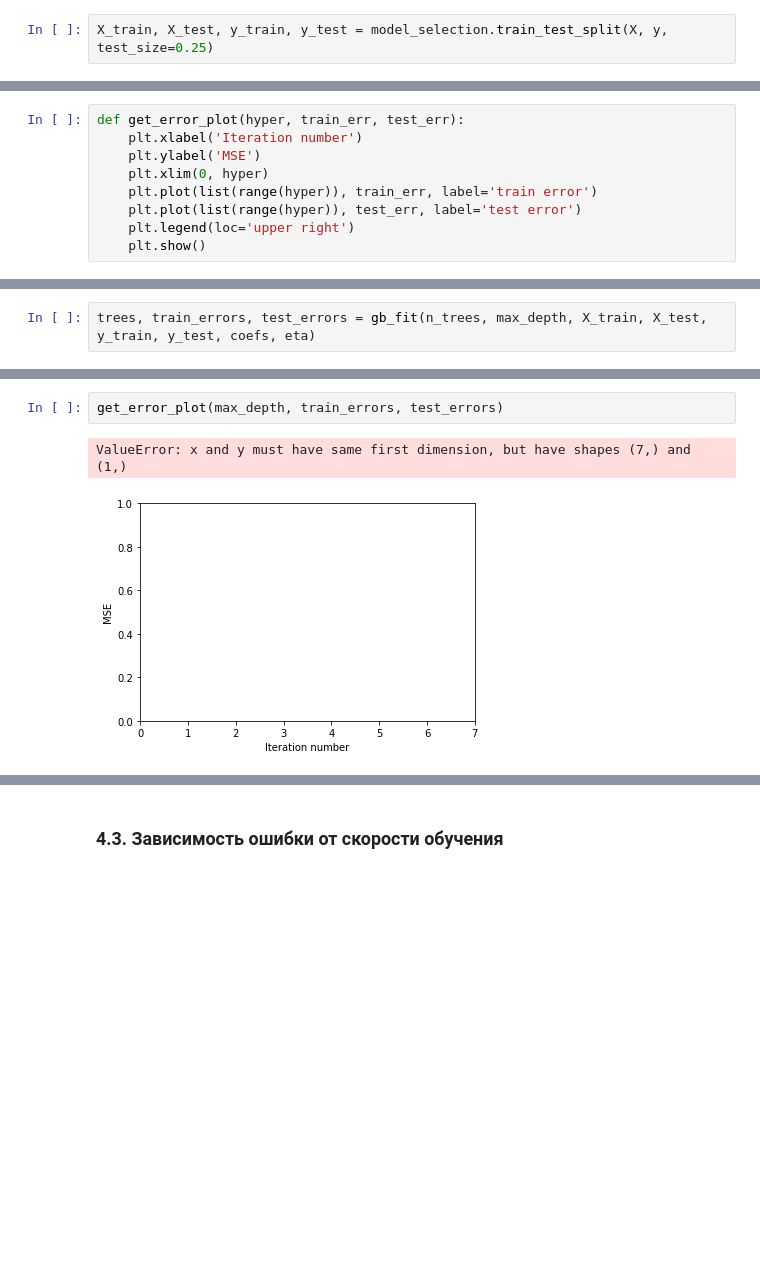
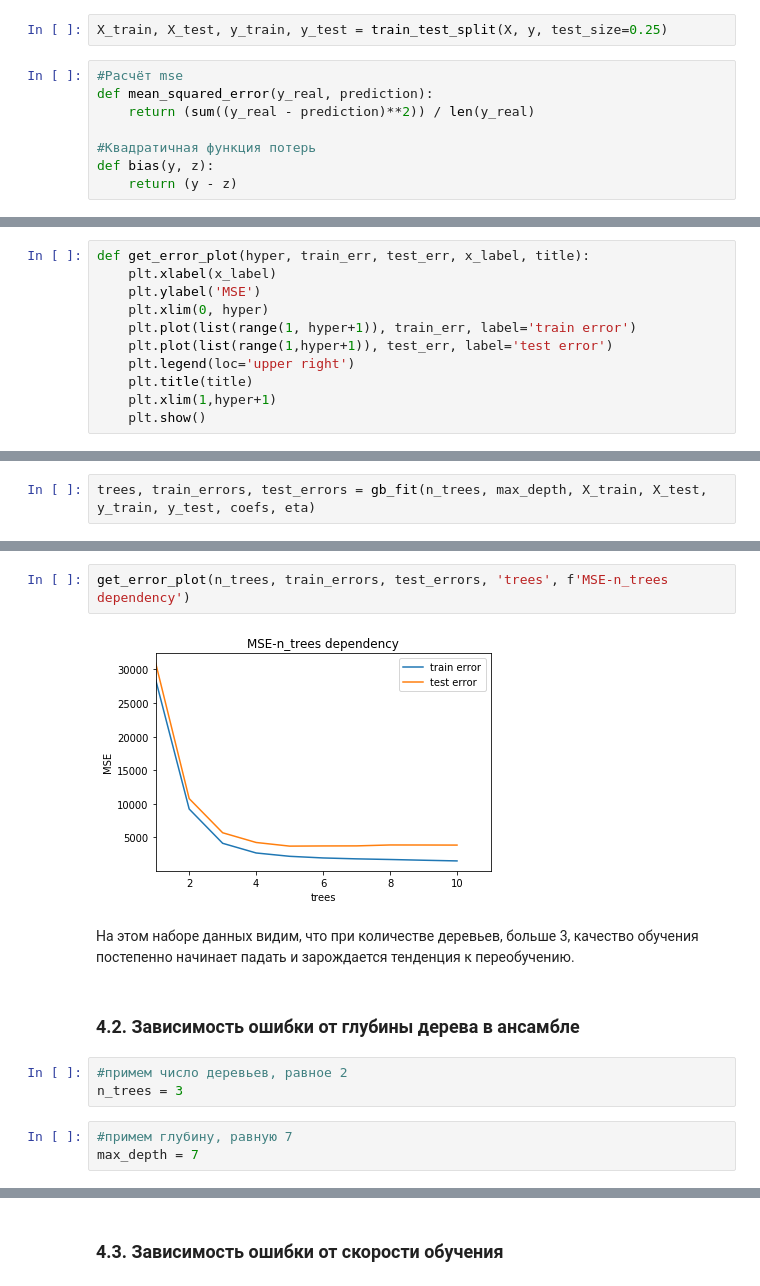
Before and after one commit to doksketch/algorithms-for-data-analysis, a Jupyter notebook: 06_Gradient boosting/gradient boosting.ipynb, the cells around one changed output, grey strips where cells are left out. Saved outputs shown, nothing was run; the diff lists cells and outputs as text; blank space fills up the shorter version.

```diff
--- a/06_Gradient boosting/gradient boosting.ipynb
+++ b/06_Gradient boosting/gradient boosting.ipynb
@@ -118,4 +114,12 @@ from sklearn.datasets import load_diabetes
 # %%
 X, y = load_diabetes(return_X_y=True)
 # %%
-X_train, X_test, y_train, y_test = model_selection.train_test_split(X, y, test_size=0.25)
+X_train, X_test, y_train, y_test = train_test_split(X, y, test_size=0.25)
+# %%
+#Расчёт mse
+def mean_squared_error(y_real, prediction):
+    return (sum((y_real - prediction)**2)) / len(y_real)
+
+#Квадратичная функция потерь
+def bias(y, z):
+    return (y - z)
@@ -122,3 +176,14 @@ X_train, X_test, y_train, y_test = model_selection.train_test_split(X, y, test_s
+# %%
+def get_error_plot(hyper, train_err, test_err, x_label, title):
+    plt.xlabel(x_label)
+    plt.ylabel('MSE')
+    plt.xlim(0, hyper)
+    plt.plot(list(range(1, hyper+1)), train_err, label='train error')
+    plt.plot(list(range(1,hyper+1)), test_err, label='test error')
+    plt.legend(loc='upper right')
+    plt.title(title)
+    plt.xlim(1,hyper+1)
+    plt.show()
 # %% [markdown]
 ### 4.1. Зависимость ошибки от количества деревьев в ансамбле
 # %%
@@ -154,9 +200,0 @@ evaluate_alg(X_train, X_test, y_train, y_test, trees, coefs, eta)
-# %%
-def get_error_plot(hyper, train_err, test_err):
-    plt.xlabel('Iteration number')
-    plt.ylabel('MSE')
-    plt.xlim(0, hyper)
-    plt.plot(list(range(hyper)), train_err, label='train error')
-    plt.plot(list(range(hyper)), test_err, label='test error')
-    plt.legend(loc='upper right')
-    plt.show()
@@ -180,5 +208,15 @@ evaluate_alg(X_train, X_test, y_train, y_test, trees, coefs, eta)
 # %%
-get_error_plot(max_depth, train_errors, test_errors)
+get_error_plot(n_trees, train_errors, test_errors, 'trees', f'MSE-n_trees dependency')
 # %% [output]
-ValueError: x and y must have same first dimension, but have shapes (7,) and (1,)
-[figure, old version]
+[figure, new version]
+# %% [markdown]
+На этом наборе данных видим, что при количестве деревьев, больше 3, качество обучения постепенно начинает падать и зарождается
+тенденция к переобучению.
+# %% [markdown]
+### 4.2. Зависимость ошибки от глубины дерева в ансамбле
+# %%
+#примем число деревьев, равное 2
+n_trees = 3
+# %%
+#примем глубину, равную 7
+max_depth = 7
```
Also changed, not shown: parts of 25 cells of this notebook, 3 other files.
